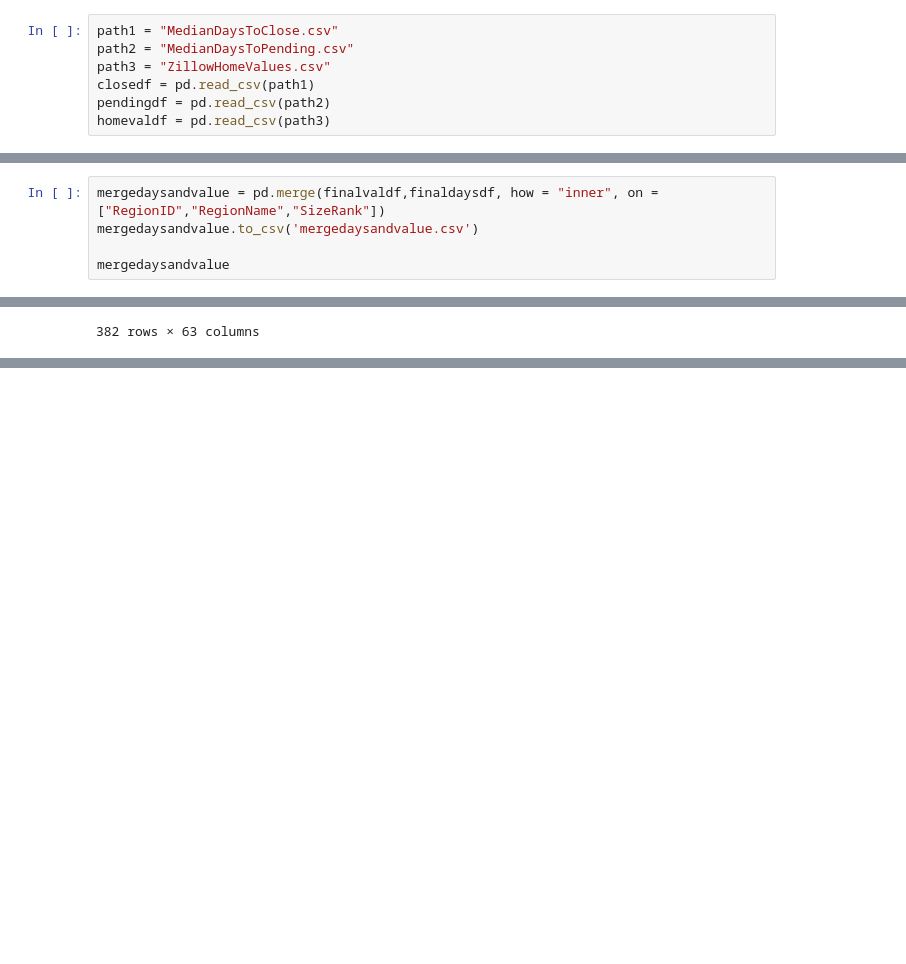
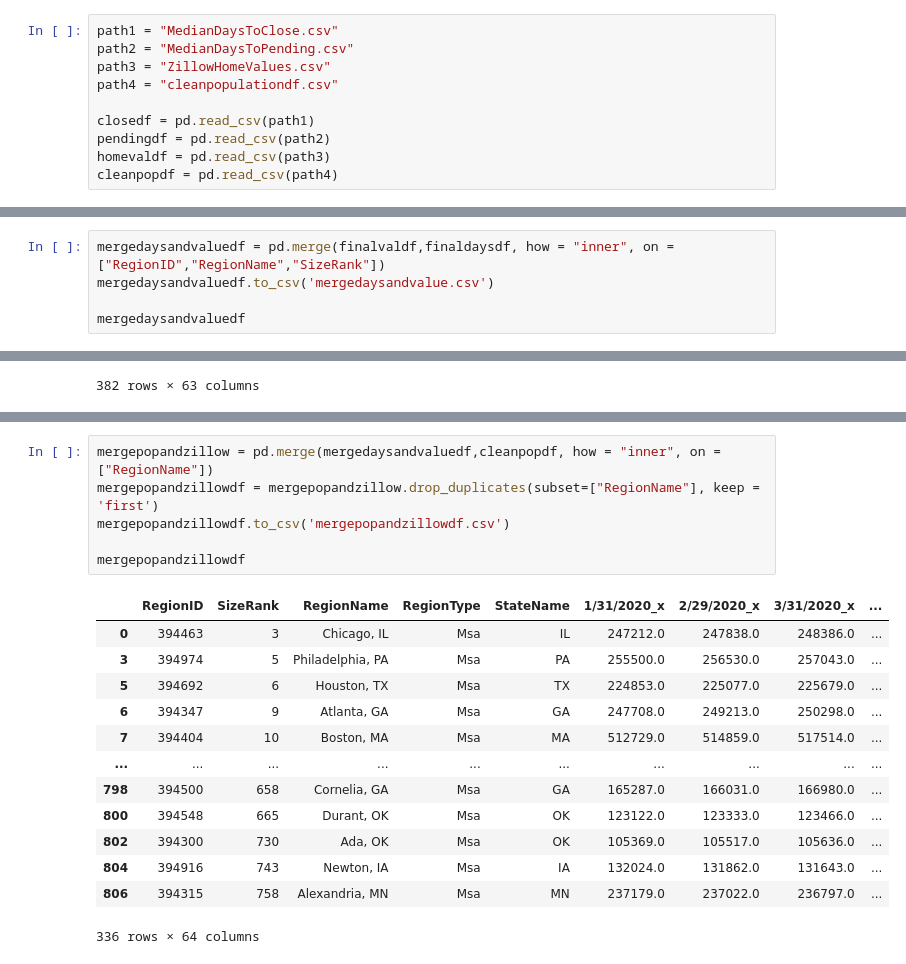
Before and after one commit to namatagb/project-04-house-hunters, a Jupyter notebook: HomeVal&DaysonMark/codetocreatedaysonmarket.ipynb, the cells around one changed output, grey strips where cells are left out. Cells and saved outputs as stored; diff of their text form; blank space fills up the shorter version.

```diff
--- a/HomeVal&DaysonMark/codetocreatedaysonmarket.ipynb
+++ b/HomeVal&DaysonMark/codetocreatedaysonmarket.ipynb
@@ -6,9 +6,12 @@ pd.options.mode.chained_assignment = None
 path1 = "MedianDaysToClose.csv"
 path2 = "MedianDaysToPending.csv"
 path3 = "ZillowHomeValues.csv"
+path4 = "cleanpopulationdf.csv"
+
 closedf = pd.read_csv(path1)
 pendingdf = pd.read_csv(path2)
 homevaldf = pd.read_csv(path3)
+cleanpopdf = pd.read_csv(path4)
 # %%
 #combining the days from list to pending, and the days from pending to close creates total days on market
 daysonmarketdf = pd.concat([closedf, pendingdf]).groupby(['RegionID', 'RegionName','SizeRank']).sum().reset_index()
@@ -163,10 +166,10 @@ finaldaysdf
 | 768 | 753924 | Urban Honolulu, HI | 54 | 54.0 | 37.0 | 37.0 | 45.0 | 42.0 | 37.0 | ... |
 468 rows × 32 columns
 # %%
-mergedaysandvalue = pd.merge(finalvaldf,finaldaysdf, how = "inner", on = ["RegionID","RegionName","SizeRank"])
-mergedaysandvalue.to_csv('mergedaysandvalue.csv')
+mergedaysandvaluedf = pd.merge(finalvaldf,finaldaysdf, how = "inner", on = ["RegionID","RegionName","SizeRank"])
+mergedaysandvaluedf.to_csv('mergedaysandvalue.csv')
 
-mergedaysandvalue
+mergedaysandvaluedf
 # %% [output]
 |  | RegionID | SizeRank | RegionName | RegionType | StateName | 1/31/2020_x | 2/29/2020_x | 3/31/2020_x | ... |
 | 0 | 394913 | 1 | New York, NY | Msa | NY | 480737.0 | 482299.0 | 483893.0 | ... |
@@ -183,0 +203,20 @@ mergedaysandvalue
+# %%
+mergepopandzillow = pd.merge(mergedaysandvaluedf,cleanpopdf, how = "inner", on = ["RegionName"])
+mergepopandzillowdf = mergepopandzillow.drop_duplicates(subset=["RegionName"], keep = 'first')
+mergepopandzillowdf.to_csv('mergepopandzillowdf.csv')
+
+mergepopandzillowdf
+# %% [output]
+|  | RegionID | SizeRank | RegionName | RegionType | StateName | 1/31/2020_x | 2/29/2020_x | 3/31/2020_x | ... |
+| 0 | 394463 | 3 | Chicago, IL | Msa | IL | 247212.0 | 247838.0 | 248386.0 | ... |
+| 3 | 394974 | 5 | Philadelphia, PA | Msa | PA | 255500.0 | 256530.0 | 257043.0 | ... |
+| 5 | 394692 | 6 | Houston, TX | Msa | TX | 224853.0 | 225077.0 | 225679.0 | ... |
+| 6 | 394347 | 9 | Atlanta, GA | Msa | GA | 247708.0 | 249213.0 | 250298.0 | ... |
+| 7 | 394404 | 10 | Boston, MA | Msa | MA | 512729.0 | 514859.0 | 517514.0 | ... |
+| ... | ... | ... | ... | ... | ... | ... | ... | ... | ... |
+| 798 | 394500 | 658 | Cornelia, GA | Msa | GA | 165287.0 | 166031.0 | 166980.0 | ... |
+| 800 | 394548 | 665 | Durant, OK | Msa | OK | 123122.0 | 123333.0 | 123466.0 | ... |
+| 802 | 394300 | 730 | Ada, OK | Msa | OK | 105369.0 | 105517.0 | 105636.0 | ... |
+| 804 | 394916 | 743 | Newton, IA | Msa | IA | 132024.0 | 131862.0 | 131643.0 | ... |
+| 806 | 394315 | 758 | Alexandria, MN | Msa | MN | 237179.0 | 237022.0 | 236797.0 | ... |
+336 rows × 64 columns
```
Also changed, not shown: parts of 14 cells of this notebook, 1 other file.
